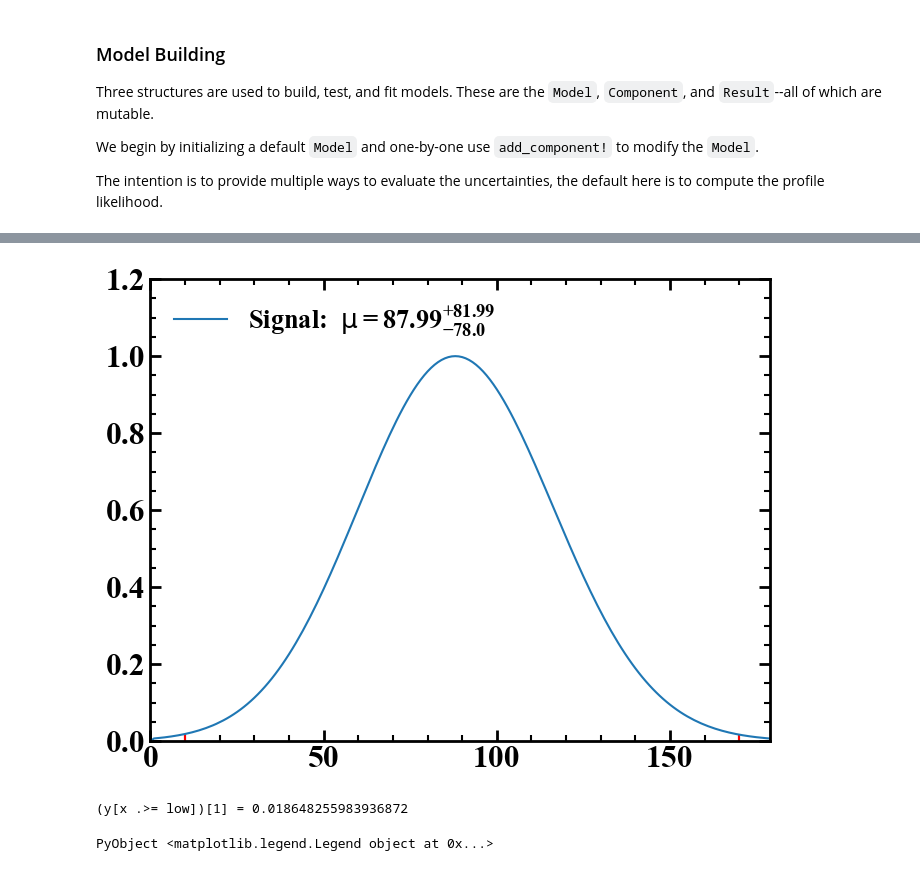
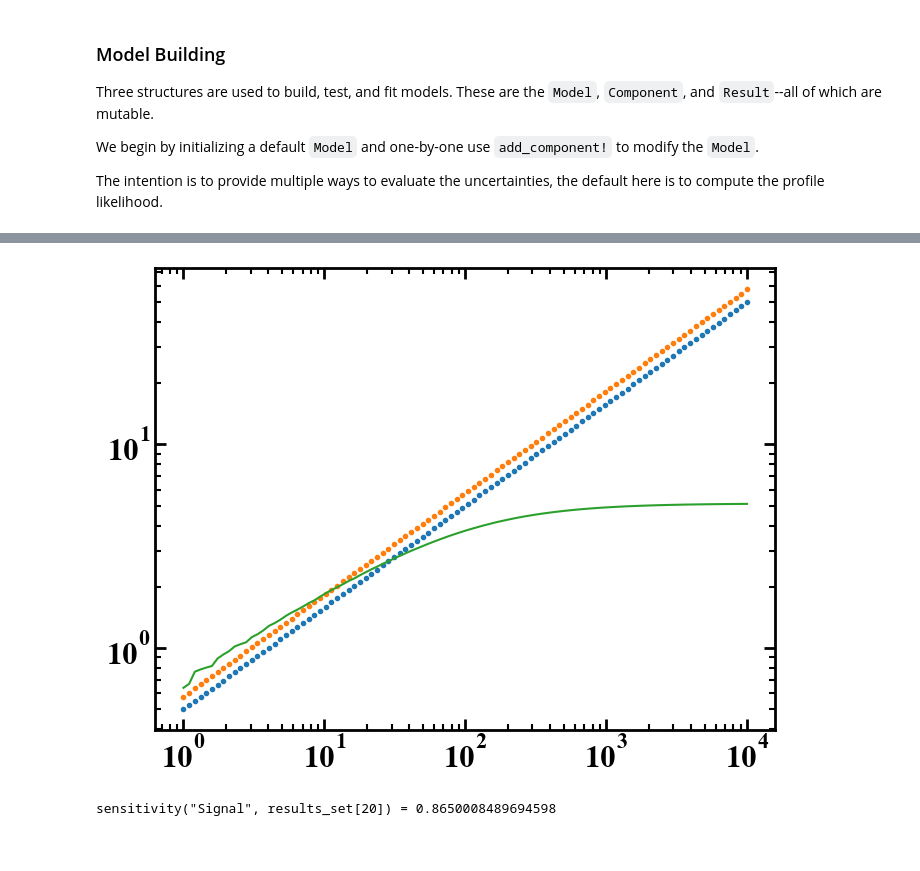
Before and after one commit to MorganAskins/watchfish, a Jupyter notebook: protofish.ipynb, the cells around one changed output, grey strips where cells are left out. Drawn from its saved outputs; the diff is of its cells as text; code cells hidden in the pictures.

```diff
--- a/protofish.ipynb
+++ b/protofish.ipynb
@@ -130,7 +144,8 @@ plt.show()
 
 ## Is this the correct way to express everything. One model per time t (say day)
 
-days = collect(1:1:100) # 1 to 100 days
+days = collect(1:5:1000) # 1 to 100 days
+days = exp10.(range(0,stop=4,length=100))
 hs = x -> x >= 0 ? 1 : 0
 
 results_set = []
@@ -138,15 +153,16 @@ for d in days
     m = Model()
 
     add_component!(m, "Signal", 2.0 * d; σ=Inf)
-    add_component!(m, "Bkg 1",  3.0 * d; σ=sqrt(3.0*d))
-    add_component!(m, "Bkg 2",  4.0 * d; σ=sqrt(4.0*d))
-    add_component!(m, "Bkg 3",  1.0 * d; σ=sqrt(1.0*d))
+    add_component!(m, "Bkg 1",  3.0 * d; σ=0.2*d )
+    #add_component!(m, "Bkg 1",  3.0 * d; σ=0.1*(3.0*d))
+    #add_component!(m, "Bkg 2",  4.0 * d; σ=0.1*(4.0*d))
+    #add_component!(m, "Bkg 3",  1.0 * d; σ=0.1*(1.0*d))
 
     #data = random_dataset(m)
-    data = 10.0 * d
+    data = 4.0 * d
     results = run_fish!(m, data)
-    profile!("Signal", results; prior=hs)
-    uncertainty!("Signal", results, σ=3)
+    profile!("Signal", results; prior=hs, step=0.1, stop=20)
+    uncertainty!("Signal", results, σ=1)
     push!(results_set, results)
 end
 
@@ -156,32 +172,62 @@ end
 # %%
 using SpecialFunctions
 sens = []
 
+function sensitivity(name, results;
+    mode="FC", prior=nothing)
+    # in sigma or cl?
+    comp = results.model.component_dict[name]
+    x, y = comp.likelihood_x, comp.likelihood_y
+    if prior != nothing
+        y = y .* prior.(x)
+    end
+    xselect = (x .>= 0)
+    x = x[xselect]
+    y = y[xselect]
+    y = y / sum(y)
+    cumulative = cumsum(y)
+    if mode == "FC"
+        cy = sortperm(y; rev=true)
+        cum_y = cumsum(y[cy])
+        cum_x = x[cy]
+        # Need to find where it first crosses zero
+        first_min = cum_y[ cum_x .== x[1] ]
+    end
+    return minimum([first_min[1], 1])
+end
+
+@show sensitivity("Signal", results_set[20])
+
 for rs in results_set
-    s = rs.model.component_dict["Signal"]
-    sx, sy = s.likelihood_x, s.likelihood_y
-    left = sum(sy[ sx .<= 0 ])
-    all = sum(sy)
-    push!(sens, sqrt( erfinv( 1-left/all ) ) )
+    #s = rs.model.component_dict["Signal"]
+    #sx, sy = s.likelihood_x, s.likelihood_y
+    #left = sum(sy[ sx .<= 0 ])
+    #all = sum(sy)
+    #push!(sens, sqrt( erfinv( 1-left/all ) ) )
+    push!(sens, erfinv( sensitivity("Signal", rs))*2^0.5 )
 end
 
 ## Visually what do we want
 #rs = results_set[23]
 #s = rs.model.component_dict["Signa"]
 #sx, sy = s.likelihood_x, s.likelihood_y
 
-lb = [rs.model.component_dict["Signal"].low for rs in results_set]
+#lb = [rs.model.component_dict["Signal"].low for rs in results_set]
 #@show days
 #@show sens
-#plt.plot(days, sens)
-#plt.show()
-interval_plot(results_set[44], "Signal")
+#@show sens
+plt.plot(days, 1/sqrt(4)*sqrt.(days),".")
+plt.plot(days, 1/sqrt(3)*sqrt.(days),".")
+plt.plot(days, sens)
+plt.yscale("log")
+plt.xscale("log")
+plt.show()
+#interval_plot(results_set[20], "Signal")
 #@show days[ lb .>= 0 ][1]
 #plot(days, lb)
 # %% [output]
-[figure, old version]
+[figure, new version]
-(y[x .>= low])[1] = 0.018648255983936872
+sensitivity("Signal", results_set[20]) = 0.8650008489694598
-PyObject <matplotlib.legend.Legend object at 0x...>
 # %%
 # Cowen Plot
 # %%
```
Also changed, not shown: parts of 4 cells of this notebook, 2 other files.
